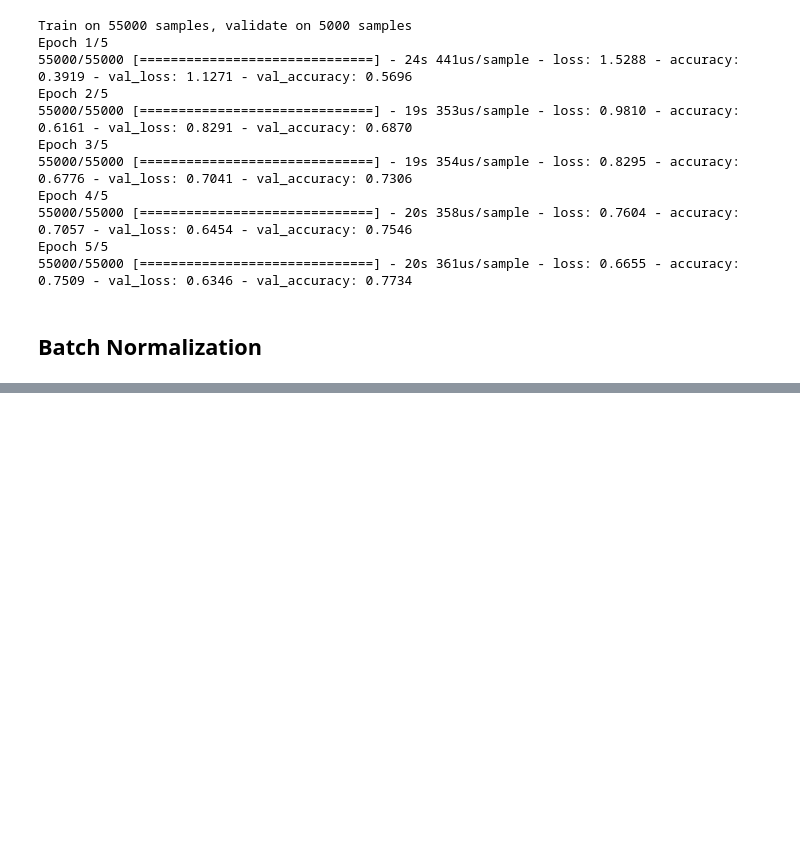
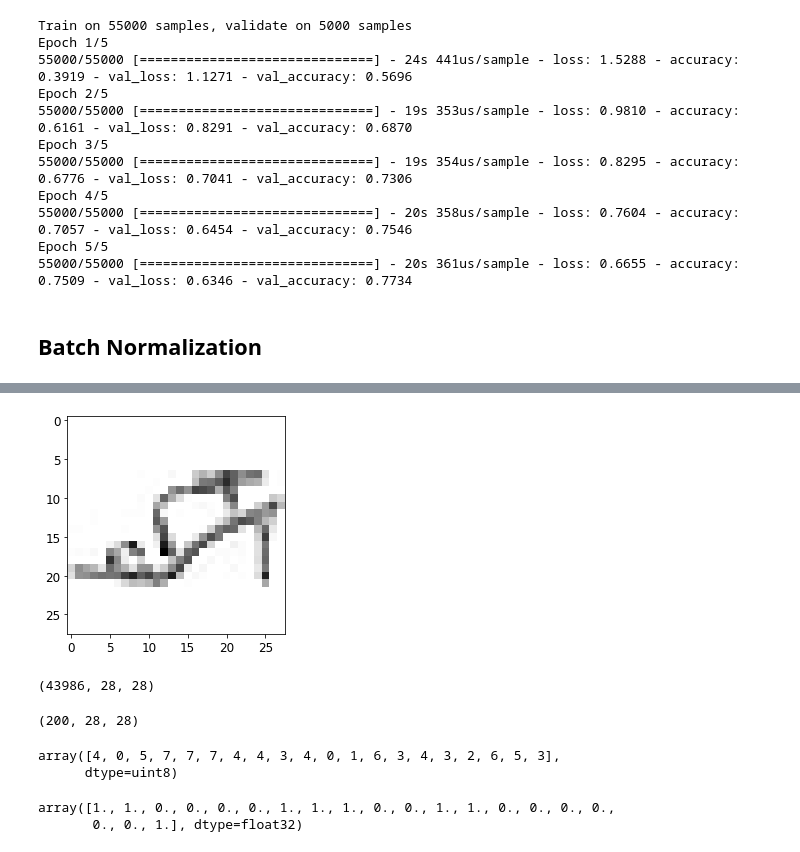
Before and after one commit to bachaudhry/deep_learning_practice, a Jupyter notebook: Training_Deep_Neural_Nets.ipynb, the cells around one changed output, grey strips where cells are left out. Drawn from its saved outputs; the diff is of its cells as text; code cells hidden in the pictures; blank space fills up the shorter version.

```diff
--- a/Training_Deep_Neural_Nets.ipynb
+++ b/Training_Deep_Neural_Nets.ipynb
@@ -401,0 +520,42 @@ Epoch 5/5
+# %%
+# Creating two training sets, on which we will train two models.
+# Set A has 8 classes and we will try to reuse it to tackle set B which is binary
+# Since we are using a Dense net, the only patterns that occur at the same locations can be reused.
+def split_data(X, y):
+    y_5_or_6 = (y == 5) | (y == 6) # sandals or shirts
+    y_A = y[~y_5_or_6]
+
+    y_A[y_A > 6] -= 2 # class indices 7,8,9 should be shifted to 5, 6, 7
+    y_B = (y[y_5_or_6] == 6).astype('float32') #binary calssification task: is it a shirt (keeping class 6)?
+    return ((X[~y_5_or_6], y_A),
+            (X[y_5_or_6], y_B))
+# %%
+(X_train_A, y_train_A), (X_train_B, y_train_B) = split_data(X_train, y_train)
+(X_valid_A, y_valid_A), (X_valid_B, y_valid_B) = split_data(X_valid, y_valid)
+(X_test_A, y_test_A), (X_test_B, y_test_B) = split_data(X_test, y_test)
+# %%
+X_train_B = X_train_B[:200] #Limiting the size of dataset B
+y_train_B = y_train_B[:200]
+# %%
+plt.imshow(X_train_B[185], cmap='binary');
+# %% [output]
+[figure, added]
+# %%
+X_train_A.shape
+# %% [output]
+(43986, 28, 28)
+# %%
+X_train_B.shape
+# %% [output]
+(200, 28, 28)
+# %%
+# Observing classes
+y_train_A[:20]
+# %% [output]
+array([4, 0, 5, 7, 7, 7, 4, 4, 3, 4, 0, 1, 6, 3, 4, 3, 2, 6, 5, 3],
+      dtype=uint8)
+# %%
+y_train_B[:20]
+# %% [output]
+array([1., 1., 0., 0., 0., 0., 1., 1., 1., 0., 0., 1., 1., 0., 0., 0., 0.,
+       0., 0., 1.], dtype=float32)
```
Also changed, not shown: parts of 36 cells of this notebook.
